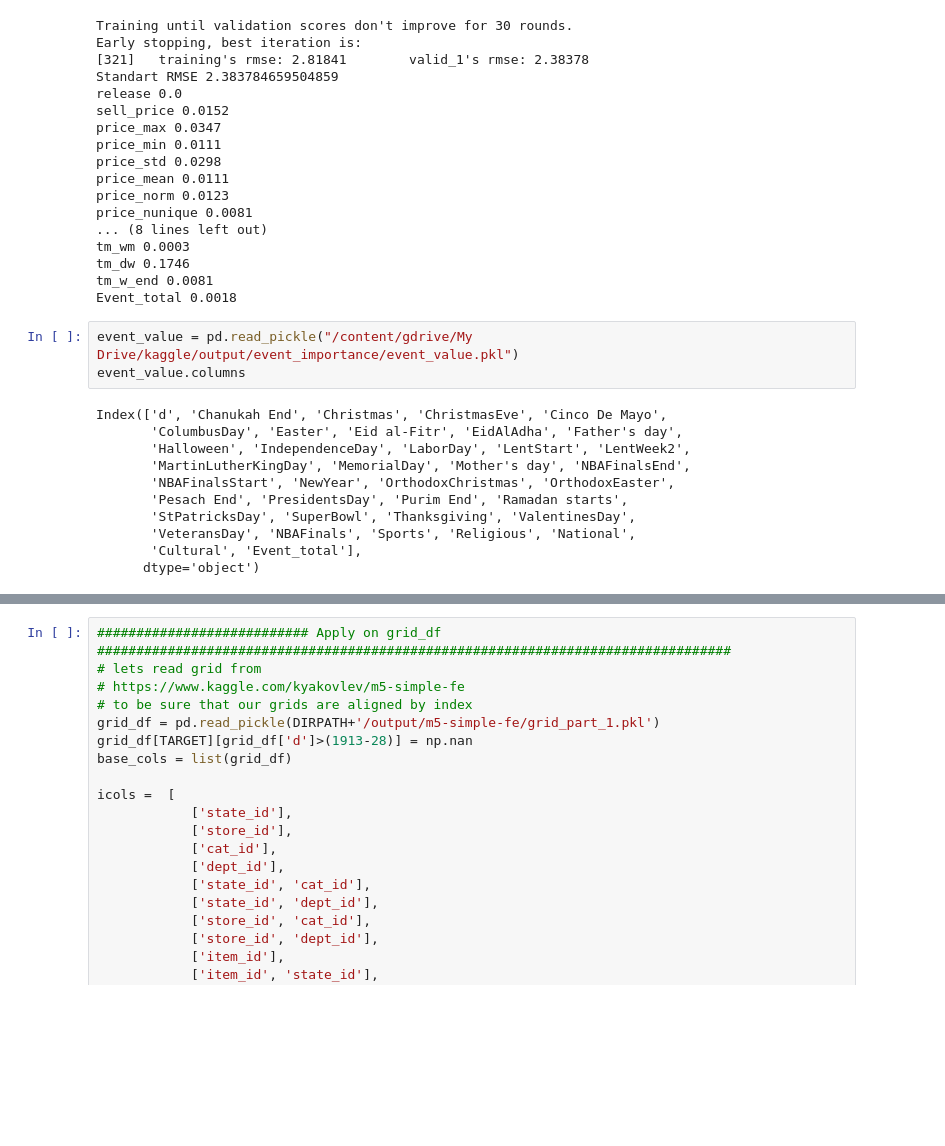
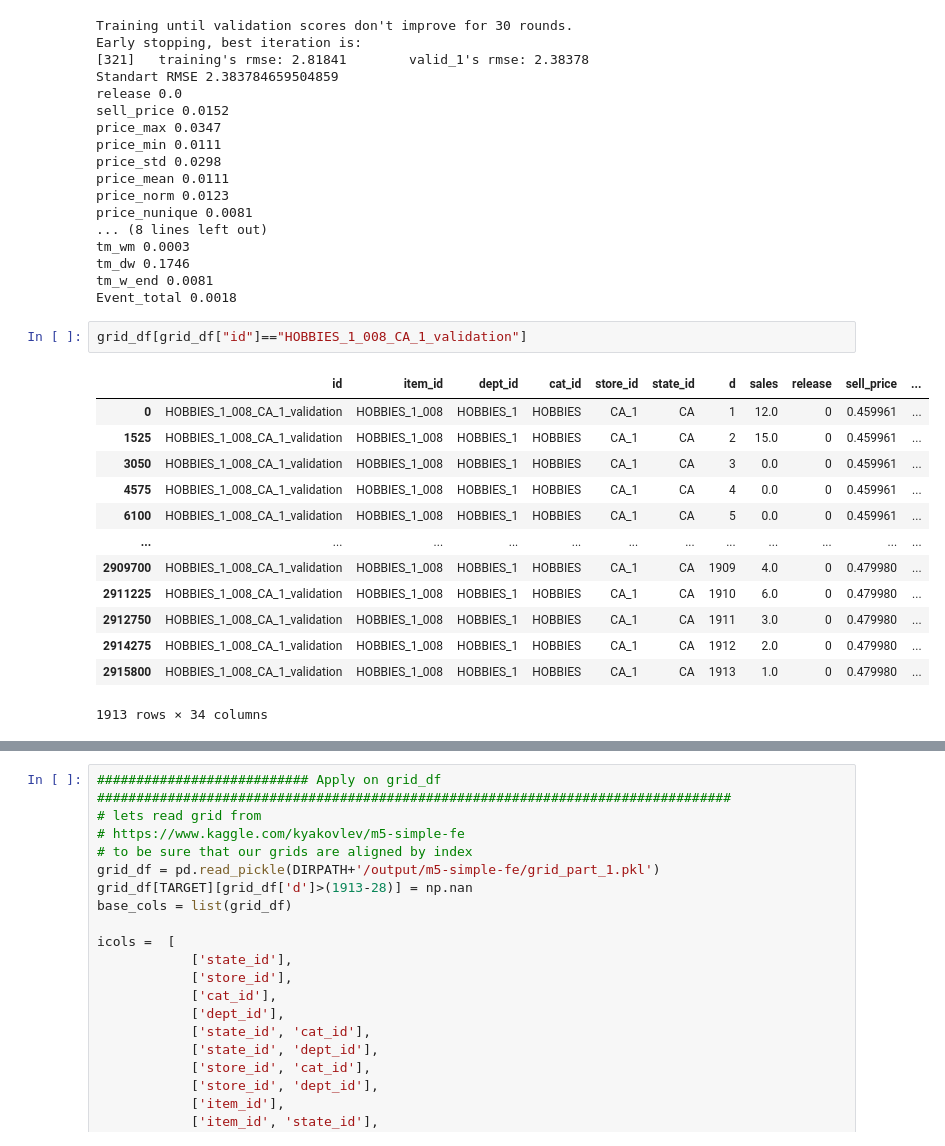
Before and after one commit to ipejun-ai/m5-accuracy, a Jupyter notebook: m5_custom_features.ipynb, the cells around one changed output, grey strips where cells are left out. Cells and saved outputs as stored; diff of their text form; blank space fills up the shorter version.

```diff
--- a/m5_custom_features.ipynb
+++ b/m5_custom_features.ipynb
@@ -591,17 +592,19 @@ tm_wm 0.0003
 tm_dw 0.1746
 tm_w_end 0.0081
 Event_total 0.0018
-# %%
-event_value = pd.read_pickle("/content/gdrive/My Drive/kaggle/output/event_importance/event_value.pkl")
-event_value.columns
-# %% [output]
-Index(['d', 'Chanukah End', 'Christmas', 'ChristmasEve', 'Cinco De Mayo',
-       'ColumbusDay', 'Easter', 'Eid al-Fitr', 'EidAlAdha', 'Father's day',
-       'Halloween', 'IndependenceDay', 'LaborDay', 'LentStart', 'LentWeek2',
-       'MartinLutherKingDay', 'MemorialDay', 'Mother's day', 'NBAFinalsEnd',
-       'NBAFinalsStart', 'NewYear', 'OrthodoxChristmas', 'OrthodoxEaster',
-       'Pesach End', 'PresidentsDay', 'Purim End', 'Ramadan starts',
-       'StPatricksDay', 'SuperBowl', 'Thanksgiving', 'ValentinesDay',
-       'VeteransDay', 'NBAFinals', 'Sports', 'Religious', 'National',
-       'Cultural', 'Event_total'],
-      dtype='object')
+# %%
+grid_df[grid_df["id"]=="HOBBIES_1_008_CA_1_validation"]
+# %% [output]
+|  | id | item_id | dept_id | cat_id | store_id | state_id | d | sales | release | sell_price | ... |
+| 0 | HOBBIES_1_008_CA_1_validation | HOBBIES_1_008 | HOBBIES_1 | HOBBIES | CA_1 | CA | 1 | 12.0 | 0 | 0.459961 | ... |
+| 1525 | HOBBIES_1_008_CA_1_validation | HOBBIES_1_008 | HOBBIES_1 | HOBBIES | CA_1 | CA | 2 | 15.0 | 0 | 0.459961 | ... |
+| 3050 | HOBBIES_1_008_CA_1_validation | HOBBIES_1_008 | HOBBIES_1 | HOBBIES | CA_1 | CA | 3 | 0.0 | 0 | 0.459961 | ... |
+| 4575 | HOBBIES_1_008_CA_1_validation | HOBBIES_1_008 | HOBBIES_1 | HOBBIES | CA_1 | CA | 4 | 0.0 | 0 | 0.459961 | ... |
+| 6100 | HOBBIES_1_008_CA_1_validation | HOBBIES_1_008 | HOBBIES_1 | HOBBIES | CA_1 | CA | 5 | 0.0 | 0 | 0.459961 | ... |
+| ... | ... | ... | ... | ... | ... | ... | ... | ... | ... | ... | ... |
+| 2909700 | HOBBIES_1_008_CA_1_validation | HOBBIES_1_008 | HOBBIES_1 | HOBBIES | CA_1 | CA | 1909 | 4.0 | 0 | 0.479980 | ... |
+| 2911225 | HOBBIES_1_008_CA_1_validation | HOBBIES_1_008 | HOBBIES_1 | HOBBIES | CA_1 | CA | 1910 | 6.0 | 0 | 0.479980 | ... |
+| 2912750 | HOBBIES_1_008_CA_1_validation | HOBBIES_1_008 | HOBBIES_1 | HOBBIES | CA_1 | CA | 1911 | 3.0 | 0 | 0.479980 | ... |
+| 2914275 | HOBBIES_1_008_CA_1_validation | HOBBIES_1_008 | HOBBIES_1 | HOBBIES | CA_1 | CA | 1912 | 2.0 | 0 | 0.479980 | ... |
+| 2915800 | HOBBIES_1_008_CA_1_validation | HOBBIES_1_008 | HOBBIES_1 | HOBBIES | CA_1 | CA | 1913 | 1.0 | 0 | 0.479980 | ... |
+1913 rows × 34 columns
```
Also changed, not shown: parts of 5 cells of this notebook.
